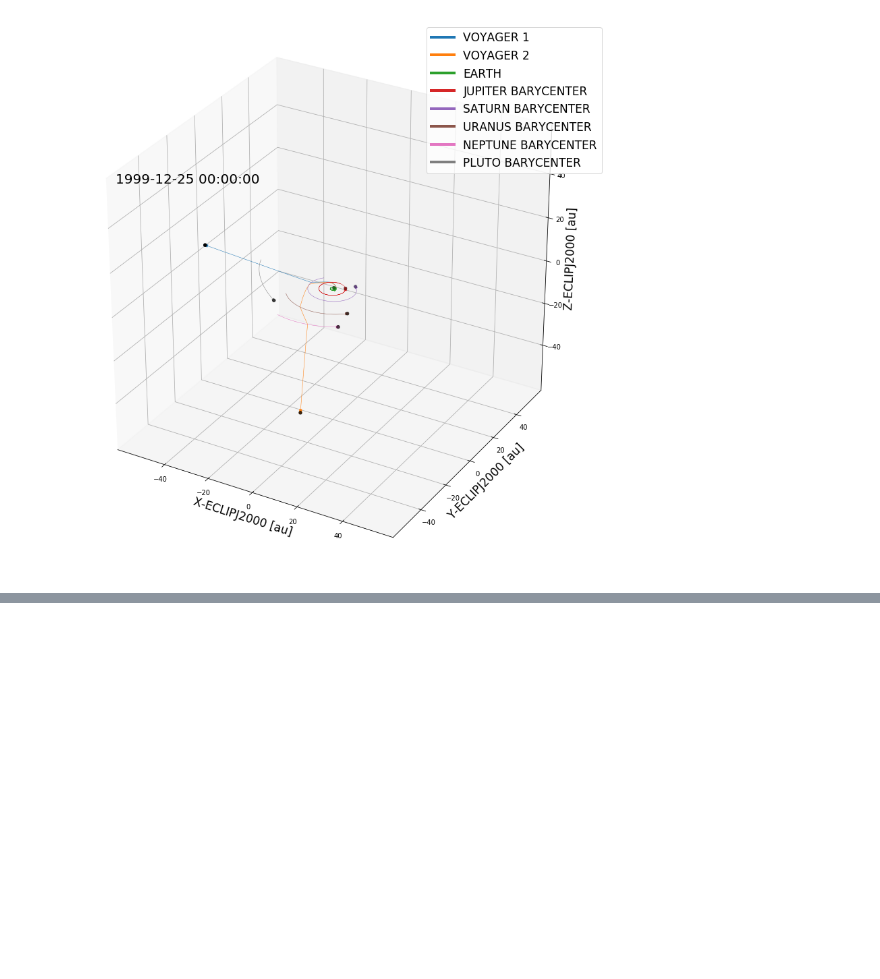
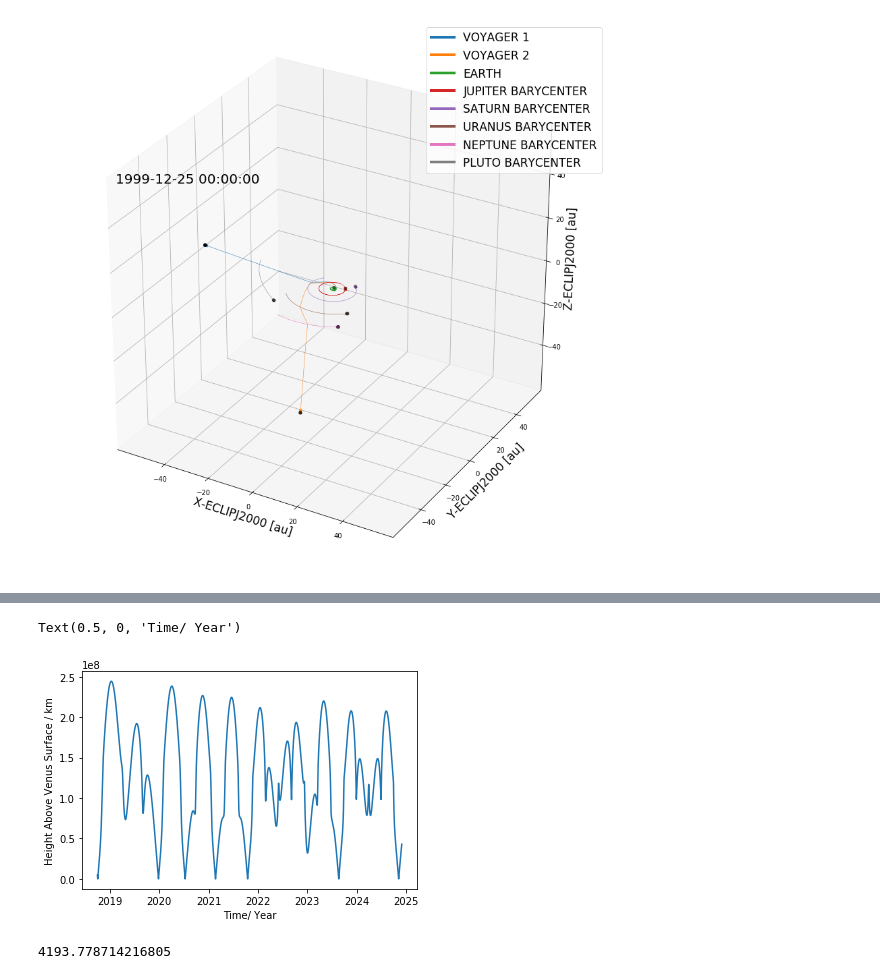
Before and after one commit to STBadman/PublicProjects, a Jupyter notebook: Visualizations/Orbital_Trajectories.ipynb, the cells around one changed output, grey strips where cells are left out. Cells and saved outputs as stored; diff of their text form; code cells hidden in the pictures; blank space fills up the shorter version.

```diff
--- a/Visualizations/Orbital_Trajectories.ipynb
+++ b/Visualizations/Orbital_Trajectories.ipynb
@@ -301,0 +628,48 @@ orbital_animations(body_list,start,end,fname='vgr1&2.mp4',
+# %%
+SPICE_Origin = 'Venus'
+SPICE_Frame = 'HEE'#'ECLIPJ2000'
+t_start=(2018, 10, 1)
+t_final=(2024, 11, 30)
+t_delta=1./24
+units = 'au'
+body_list = ['Venus','SPP', 'Earth']
+# Generate Heliopy Spice Body Objects
+bodies = [spice.Trajectory(body) for body in body_list]
+
+# Generate Time Series to Plot Orbits Over
+starttime = datetime(*t_start)
+endtime = datetime(*t_final)
+times = []
+while starttime < endtime:
+    times.append(starttime)
+    starttime += timedelta(days=t_delta)
+
+unit_dict = {'m' : u.m, 'R_earth' : u.R_earth, 'R_sun' : u.R_sun, 'au' : u.au}
+
+# Generate Positions for each body over the specified times
+reference = SPICE_Origin
+frame = SPICE_Frame
+spice_error_inds = []
+for body,index in zip(bodies,range(len(bodies))) :
+    try : # If no or partial spice data for a given body in the timeframe, remove from plot
+        body.generate_positions(times, reference, frame)
+        body.change_units(unit_dict.get(units))
+    except :
+        print(f"Some/All SPICE data missing for {body.target} in time range {t_start} to {t_final}")
+        print(f"Omitting {body.target}")
+        spice_error_inds.append(index-len(spice_error_inds))
+if len(spice_error_inds) > 0 :
+    for ind in spice_error_inds : bodies.pop(ind)
+    print(f"Remaining bodies in list : {[body_.target for body_ in bodies]}")
+# %%
+plt.plot(times,bodies[1].r.to('km').value-6000)
+plt.ylabel("Height Above Venus Surface / km")
+plt.xlabel("Time/ Year")
+#plt.yscale('log')
+# %% [output]
+Text(0.5, 0, 'Time/ Year')
+[figure, added]
+# %%
+np.min(bodies[1].r.to('km').value-6000)
+# %% [output]
+4193.778714216805
```
Also changed, not shown: parts of 16 cells of this notebook, 4 other files.
